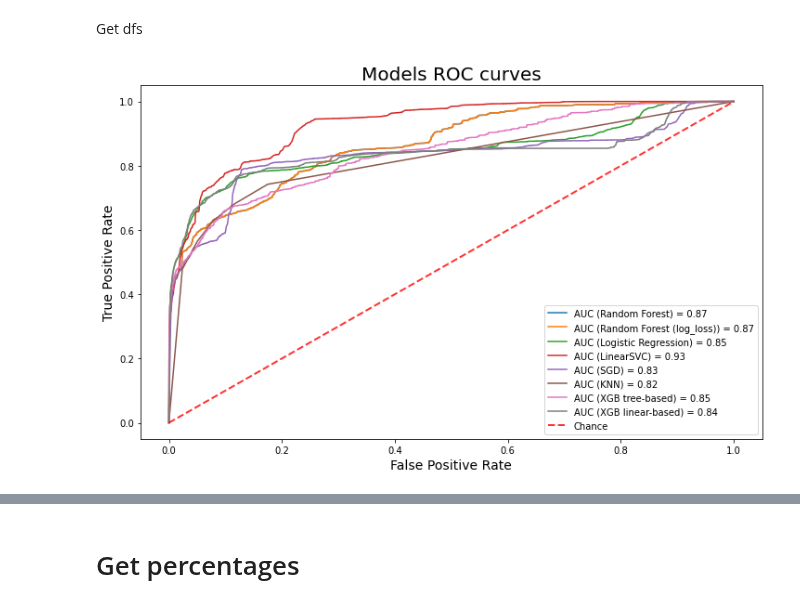
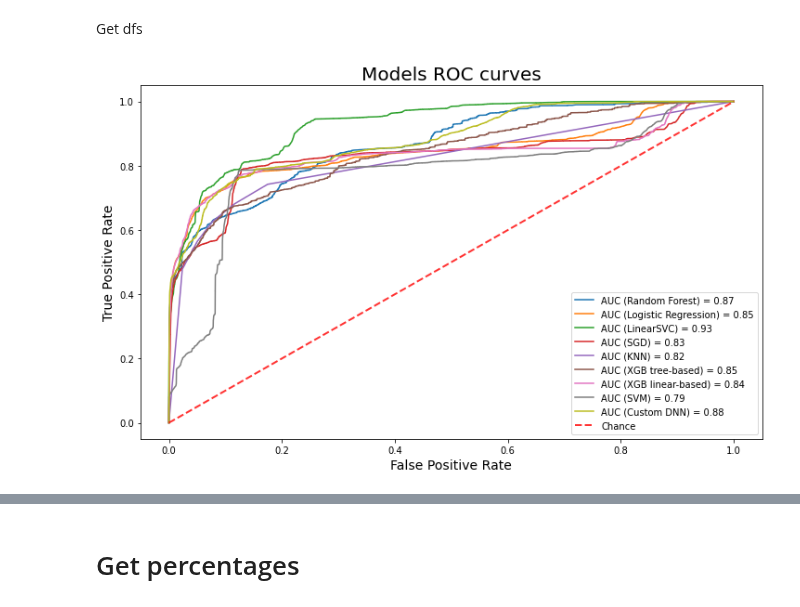
Before and after one commit to mikrzol/ML_bacteriophage_host_predicting, a Jupyter notebook: models_comparison.ipynb, the cells around one changed output, grey strips where cells are left out. Cells and saved outputs as stored; diff of their text form; code cells hidden in the pictures.

```diff
--- a/models_comparison.ipynb
+++ b/models_comparison.ipynb
@@ -376,30 +406,36 @@ df_rfc = pd.read_csv('test/dfs&results/df_all_rfc.tsv', sep='\t')
 df_sgd = pd.read_csv('test/dfs&results/df_all_sgd.tsv', sep='\t')
 df_xgb_tree = pd.read_pickle('test/dfs&results/df_all_xgb_tree.pkl')
 df_xgb_lin = pd.read_pickle('test/dfs&results/df_all_xgb_lin.pkl')
+df_svm = pd.read_csv('test/dfs&results/df_svm.tsv', sep='\t')
+df_dnn = pd.read_csv('./test/dfs&results/df_custom_dnn.tsv', sep='\t')
 # %%
 mf.draw_rocs(
     dfs=[
         df_rfc[['y', '0', '1']],
         df_lrc[['y', '0', '1']],
         df_linsvc[['y', '0', '1']],
         df_sgd[['y', '0', '1']],
         df_knn[['y', '0', '1']],
         df_xgb_tree[['y', '0', '1']],
         df_xgb_lin[['y', '0', '1']],
+        df_svm[['y', '0', '1']],
+        df_dnn[['y', '0', '1']],
     ],
     names=[
         'Random Forest',
         'Logistic Regression',
         'LinearSVC',
         'SGD',
         'KNN',
         'XGB tree-based',
-        'XGB linear-based'
+        'XGB linear-based',
+        'SVM',
+        'Custom DNN'
     ],
     plot_name='Models ROC curves'
 )
 # %% [output]
-[figure, old version]
+[figure, new version]
 # %%
 mf.draw_precision_recall_curve(
     dfs=[
```
Also changed, not shown: parts of 13 cells of this notebook.
